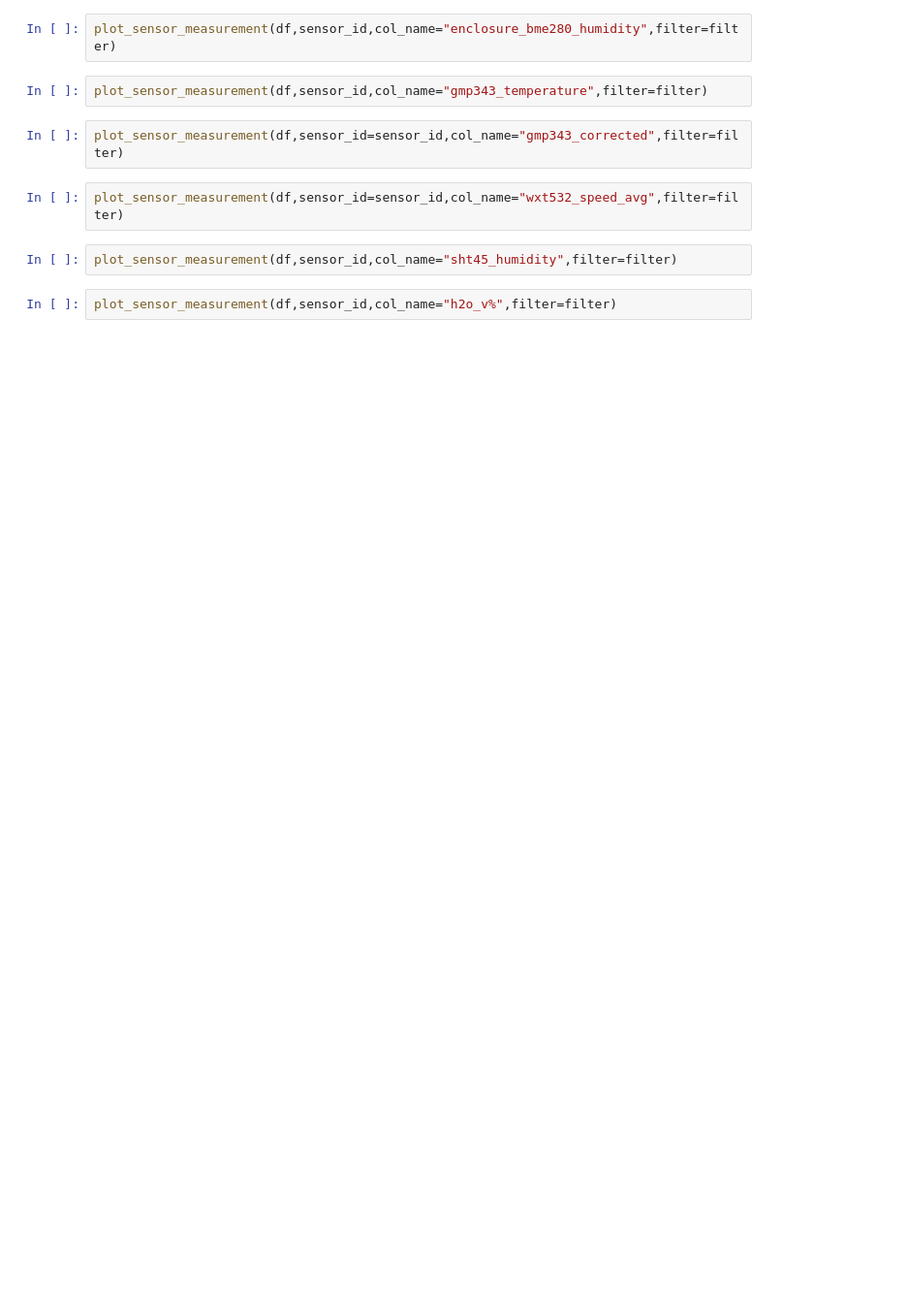
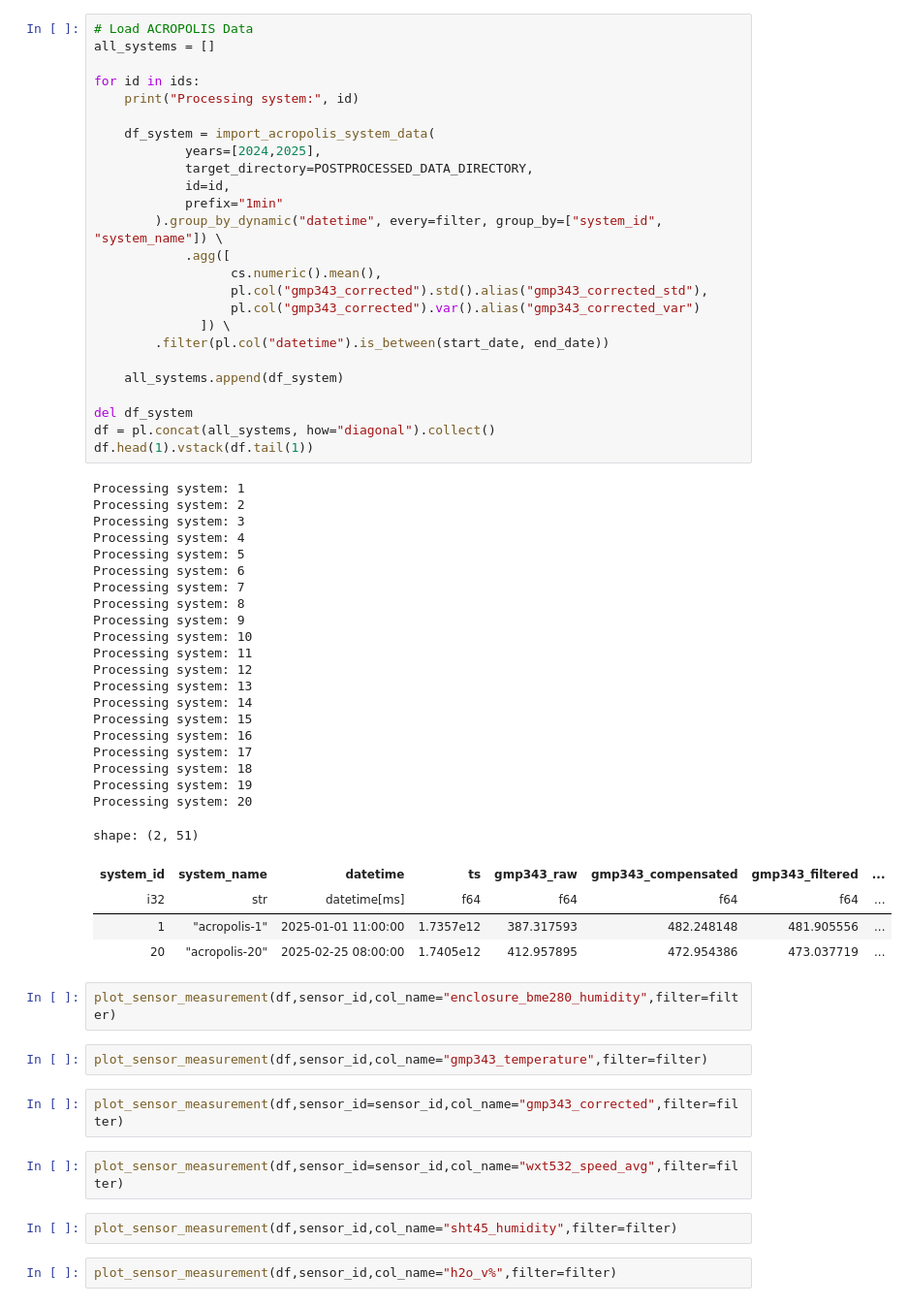
Before and after one commit to tum-esm/ACROPOLIS-data-processing, a Jupyter notebook: notebooks/plot_raw_data.ipynb, the cells around one changed output. Shown at 97% size. Cells and saved outputs as stored; diff of their text form; blank space fills up the shorter version.

Commit message:
update picarro processing

```diff
--- a/notebooks/plot_raw_data.ipynb
+++ b/notebooks/plot_raw_data.ipynb
@@ -41,3 +50,54 @@ if raw:
+# %%
+# Load ACROPOLIS Data
+all_systems = []
+
+for id in ids:
+    print("Processing system:", id)
+
+    df_system = import_acropolis_system_data(
+            years=[2024,2025],
+            target_directory=POSTPROCESSED_DATA_DIRECTORY,
+            id=id,
+            prefix="1min"
+        ).group_by_dynamic("datetime", every=filter, group_by=["system_id", "system_name"]) \
+            .agg([
+                  cs.numeric().mean(),
+                  pl.col("gmp343_corrected").std().alias("gmp343_corrected_std"),
+                  pl.col("gmp343_corrected").var().alias("gmp343_corrected_var")
+              ]) \
+        .filter(pl.col("datetime").is_between(start_date, end_date))
+
+    all_systems.append(df_system)
+
+del df_system
+df = pl.concat(all_systems, how="diagonal").collect()
+df.head(1).vstack(df.tail(1))
+# %% [output]
+Processing system: 1
+Processing system: 2
+Processing system: 3
+Processing system: 4
+Processing system: 5
+Processing system: 6
+Processing system: 7
+Processing system: 8
+Processing system: 9
+Processing system: 10
+Processing system: 11
+Processing system: 12
+Processing system: 13
+Processing system: 14
+Processing system: 15
+Processing system: 16
+Processing system: 17
+Processing system: 18
+Processing system: 19
+Processing system: 20
+shape: (2, 51)
+| system_id | system_name | datetime | ts | gmp343_raw | gmp343_compensated | gmp343_filtered | ... |
+| i32 | str | datetime[ms] | f64 | f64 | f64 | f64 | ... |
+| 1 | "acropolis-1" | 2025-01-01 11:00:00 | 1.7357e12 | 387.317593 | 482.248148 | 481.905556 | ... |
+| 20 | "acropolis-20" | 2025-02-25 08:00:00 | 1.7405e12 | 412.957895 | 472.954386 | 473.037719 | ... |
 # %%
 plot_sensor_measurement(df,sensor_id,col_name="enclosure_bme280_humidity",filter=filter)
 # %%
```
Also changed, not shown: parts of 4 cells of this notebook, 6 other files.
